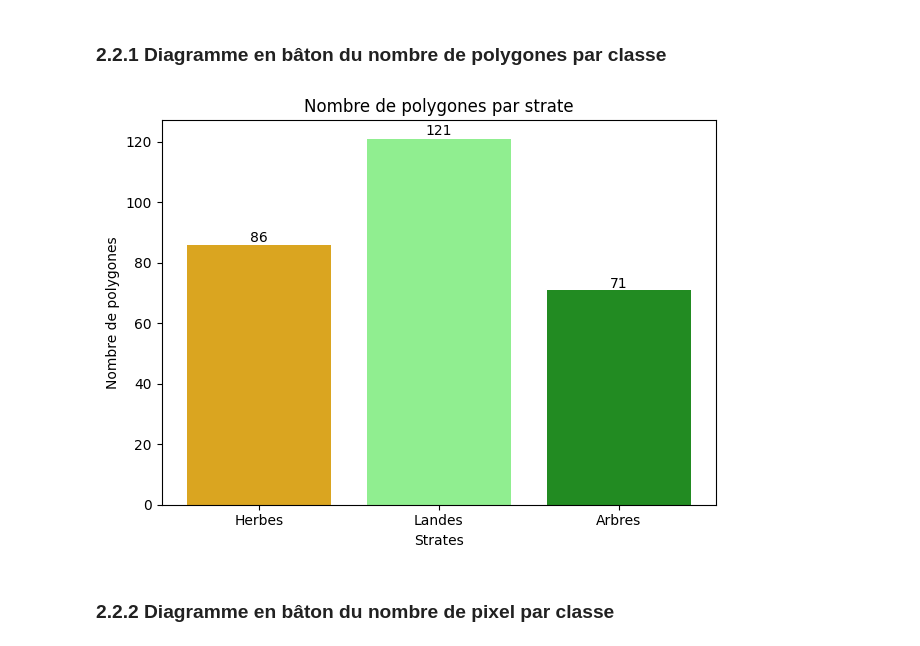
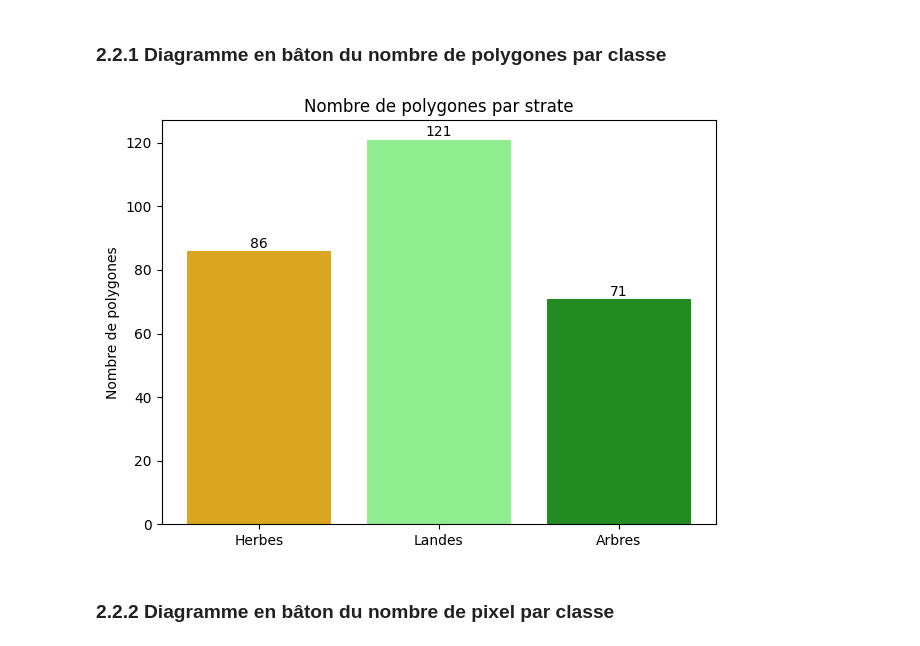
Before and after one commit to marion-billy/projet_telea_landes, a Jupyter notebook: projet_telea_BILLY_MARION.ipynb, the cells around one changed output. Saved outputs shown, nothing was run; the diff lists cells and outputs as text; code cells hidden in the pictures.

```diff
--- a/projet_telea_BILLY_MARION.ipynb
+++ b/projet_telea_BILLY_MARION.ipynb
@@ -45,34 +46,32 @@ figure_path = '/home/onyxia/work/results/figure'
 # %%
 gdf = gpd.read_file(os.path.join(data_path, "PI_strates_bretagne_32630.shp"))
 strates = [1, 2, 3, 4]
 labels_strates = {1: "Sols Nus", 2: "Herbes", 3: "Landes", 4: "Arbres"}
 colors_strates = {1: 'peru', 2: 'goldenrod', 3: 'lightgreen', 4: 'forestgreen'}
 
 # Compter le nombre de polygones par strate
 nb_poly = gdf["strate"].value_counts().sort_index()
 # Diagramme en bâton
 plt.figure()
 bars= plt.bar(
     x=[labels_strates[s] for s in nb_poly.index],
     height=nb_poly.values,
     color=[colors_strates[s] for s in nb_poly.index])
 # Nombre de polygones au-dessus des barres
 for bar in bars:
     plt.text(
         bar.get_x() + bar.get_width()/2,
         bar.get_height() + bar.get_height()*0.01,
         int(bar.get_height()),
         ha='center',)
 
-plt.xlabel("Strates")
 plt.ylabel("Nombre de polygones")
 plt.title("Nombre de polygones par strate")
 plt.tight_layout()
 
 plt.savefig(os.path.join(figure_path, "diag_baton_nb_poly_by_class.png"), dpi=300)
-plt.show()
 # %% [output]
-[figure, old version]
+[figure, new version]
 # %% [markdown]
 ### 2.2.2 Diagramme en bâton du nombre de pixel par classe
 # %% [markdown]
```
Also changed, not shown: parts of 4 cells of this notebook.
